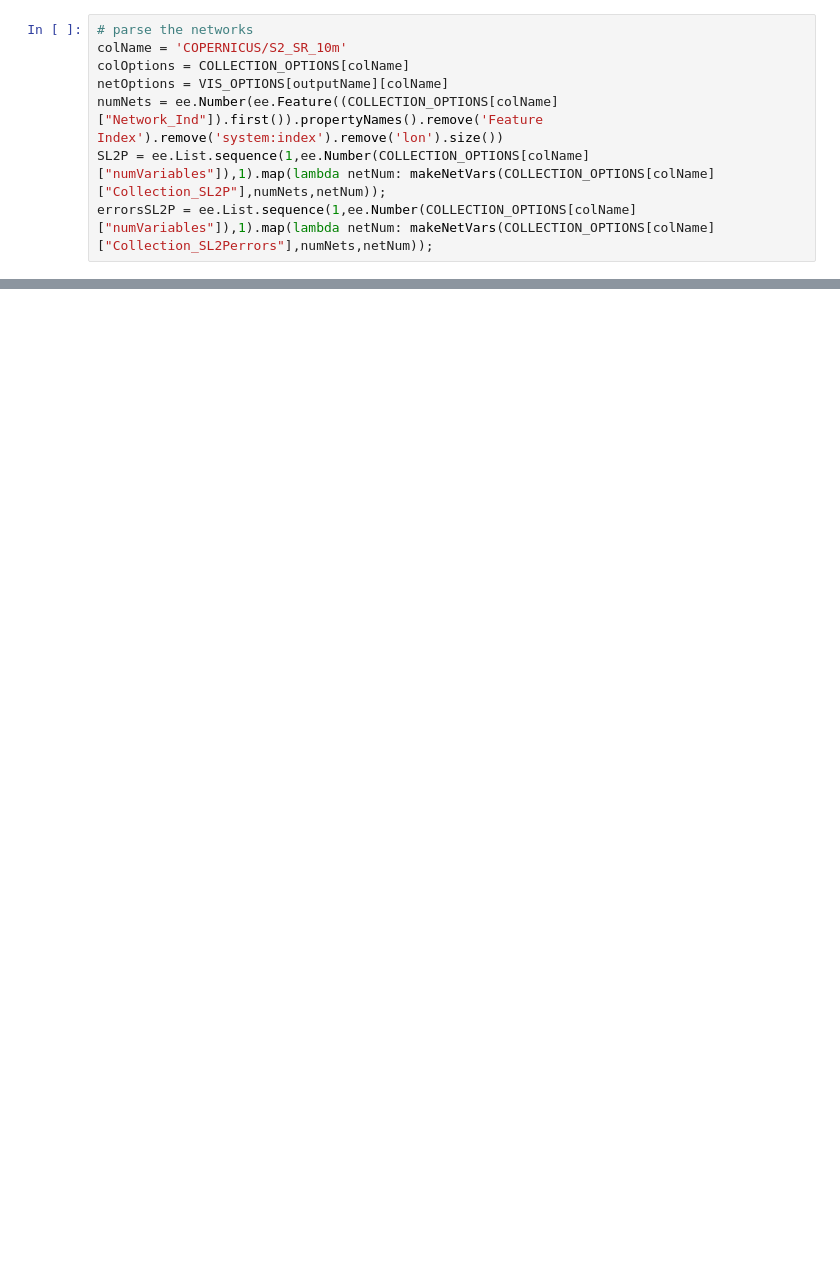
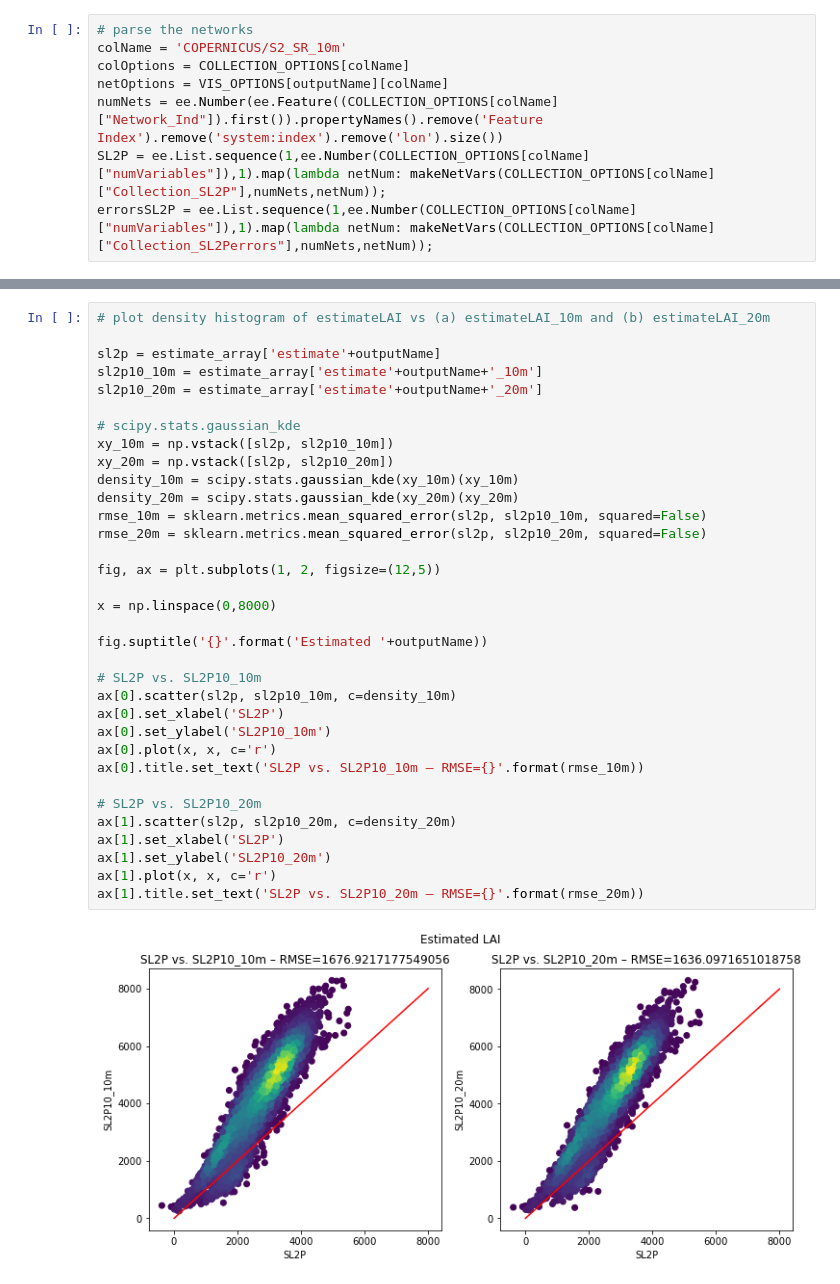
Before and after one commit to kateharvey/ALR-Sentinel2, a Jupyter notebook: shared/SL2P_control.ipynb, the cells around one changed output, grey strips where cells are left out. Cells and saved outputs as stored; diff of their text form; blank space fills up the shorter version.

Commit message:
density plots in progress

```diff
--- a/shared/SL2P_control.ipynb
+++ b/shared/SL2P_control.ipynb
@@ -1104,0 +1172,36 @@ print(export_collection_20m.first().select('estimateLAI').sample(numPixels=10, p
+# %%
+# plot density histogram of estimateLAI vs (a) estimateLAI_10m and (b) estimateLAI_20m
+
+sl2p = estimate_array['estimate'+outputName]
+sl2p10_10m = estimate_array['estimate'+outputName+'_10m']
+sl2p10_20m = estimate_array['estimate'+outputName+'_20m']
+
+# scipy.stats.gaussian_kde
+xy_10m = np.vstack([sl2p, sl2p10_10m])
+xy_20m = np.vstack([sl2p, sl2p10_20m])
+density_10m = scipy.stats.gaussian_kde(xy_10m)(xy_10m)
+density_20m = scipy.stats.gaussian_kde(xy_20m)(xy_20m)
+rmse_10m = sklearn.metrics.mean_squared_error(sl2p, sl2p10_10m, squared=False)
+rmse_20m = sklearn.metrics.mean_squared_error(sl2p, sl2p10_20m, squared=False)
+
+fig, ax = plt.subplots(1, 2, figsize=(12,5))
+
+x = np.linspace(0,8000)
+
+fig.suptitle('{}'.format('Estimated '+outputName))
+
+# SL2P vs. SL2P10_10m
+ax[0].scatter(sl2p, sl2p10_10m, c=density_10m)
+ax[0].set_xlabel('SL2P')
+ax[0].set_ylabel('SL2P10_10m')
+ax[0].plot(x, x, c='r')
+ax[0].title.set_text('SL2P vs. SL2P10_10m – RMSE={}'.format(rmse_10m))
+
+# SL2P vs. SL2P10_20m
+ax[1].scatter(sl2p, sl2p10_20m, c=density_20m)
+ax[1].set_xlabel('SL2P')
+ax[1].set_ylabel('SL2P10_20m')
+ax[1].plot(x, x, c='r')
+ax[1].title.set_text('SL2P vs. SL2P10_20m – RMSE={}'.format(rmse_20m))
+# %% [output]
+[figure, added]
```
Also changed, not shown: parts of 33 cells of this notebook.
